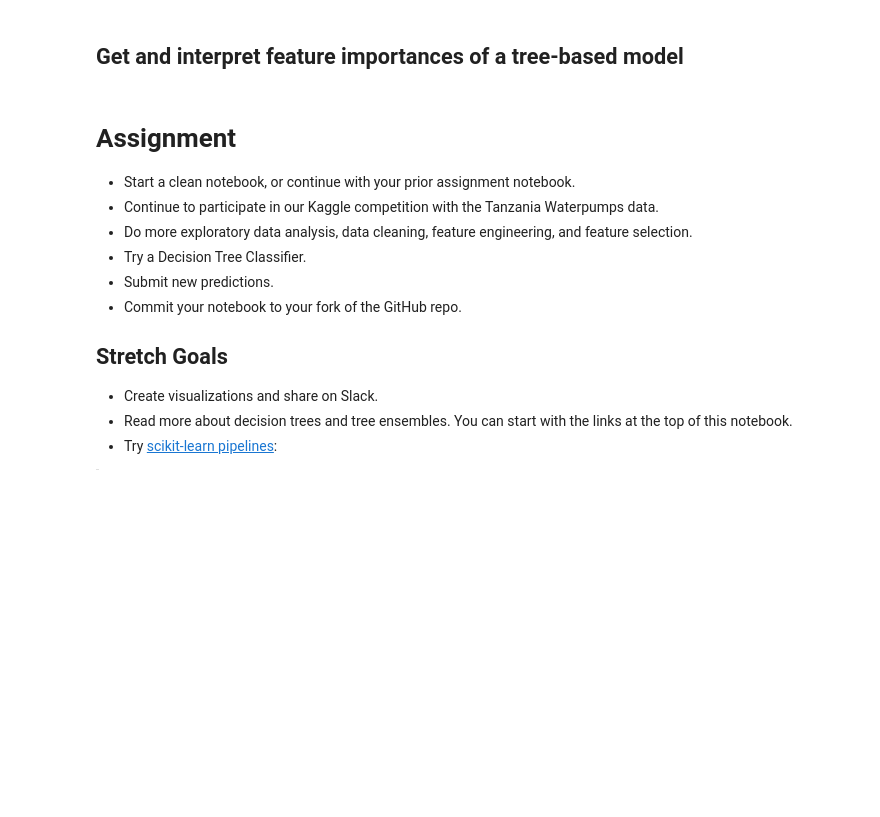
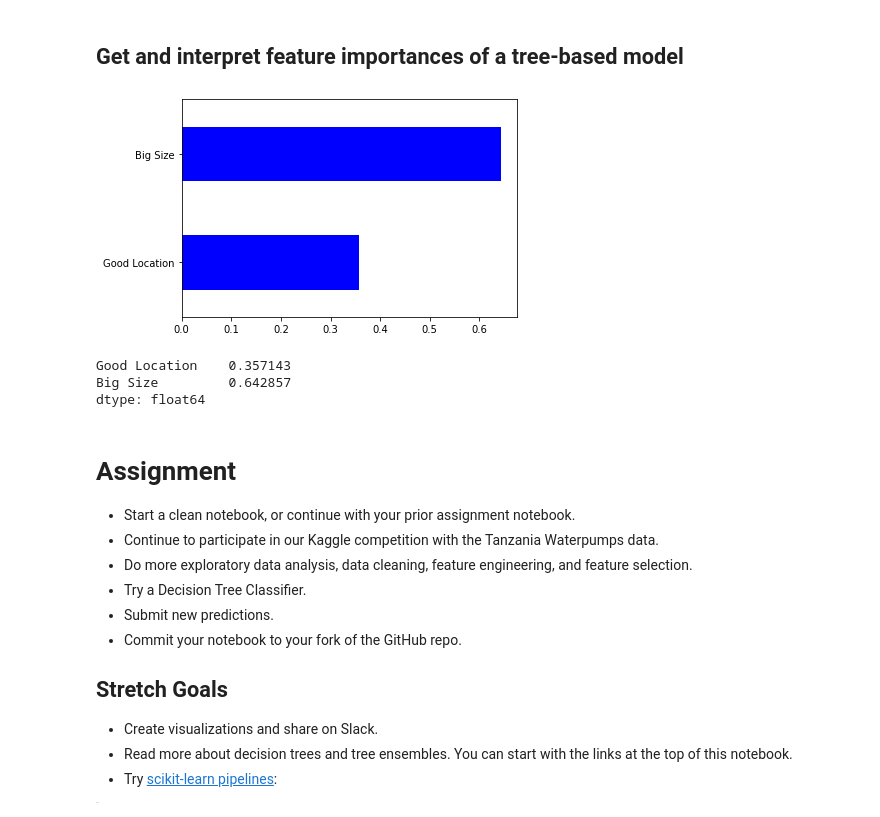
Before and after one commit to bloominstituteoftechnology/DS-Unit-2-Tree-Ensembles, a Jupyter notebook: module1-decision-trees/decision_trees.ipynb, the cells around one changed output. Cells and saved outputs as stored; diff of their text form; code cells hidden in the pictures; blank space fills up the shorter version.

```diff
--- a/module1-decision-trees/decision_trees.ipynb
+++ b/module1-decision-trees/decision_trees.ipynb
@@ -441,3 +562,16 @@ viztree(tree, feature_names=house_X.columns)
+# %%
+# TODO
+importances = pd.Series(tree.feature_importances_, house_X.columns)
+importances.sort_values().plot.barh(color='b');
+# %% [output]
+[figure, added]
+# %%
+# print out the features and how informative they are in relation to the model
+print(importances)
+# %% [output]
+Good Location    0.357143
+Big Size         0.642857
+dtype: float64
 # %% [markdown]
 # Assignment
 - Start a clean notebook, or continue with your prior assignment notebook.
```
Also changed, not shown: parts of 33 cells of this notebook, 3 other files.
